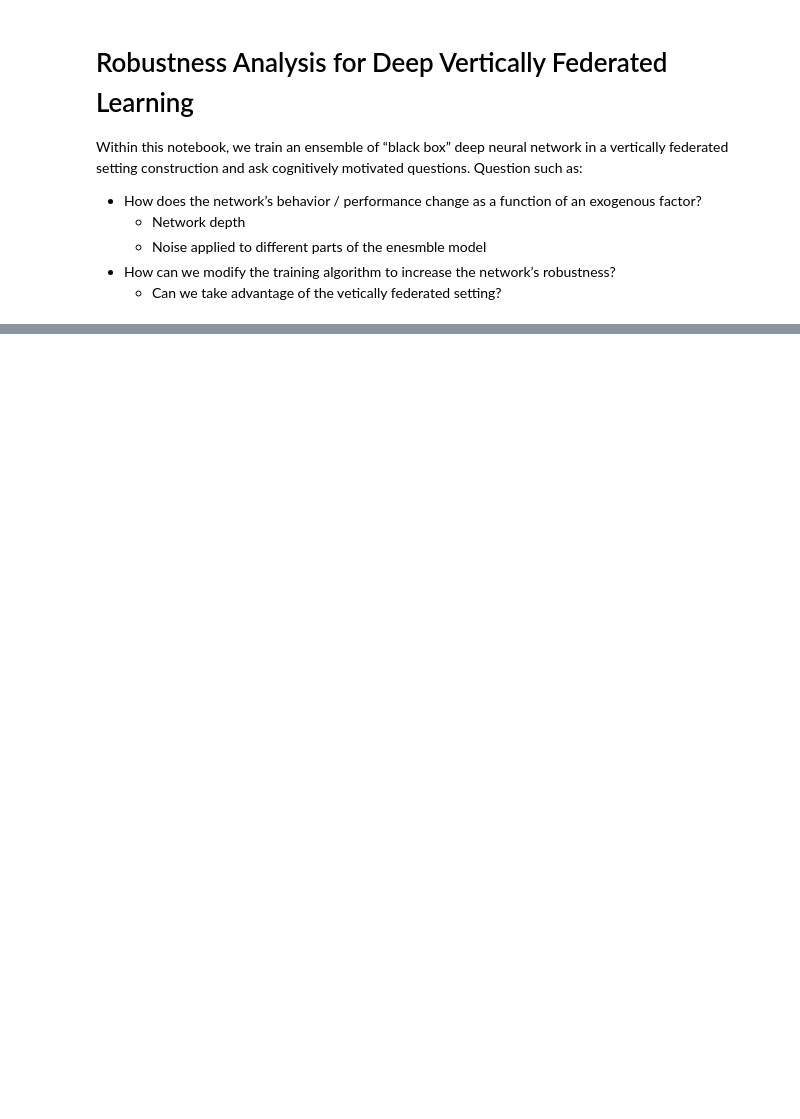
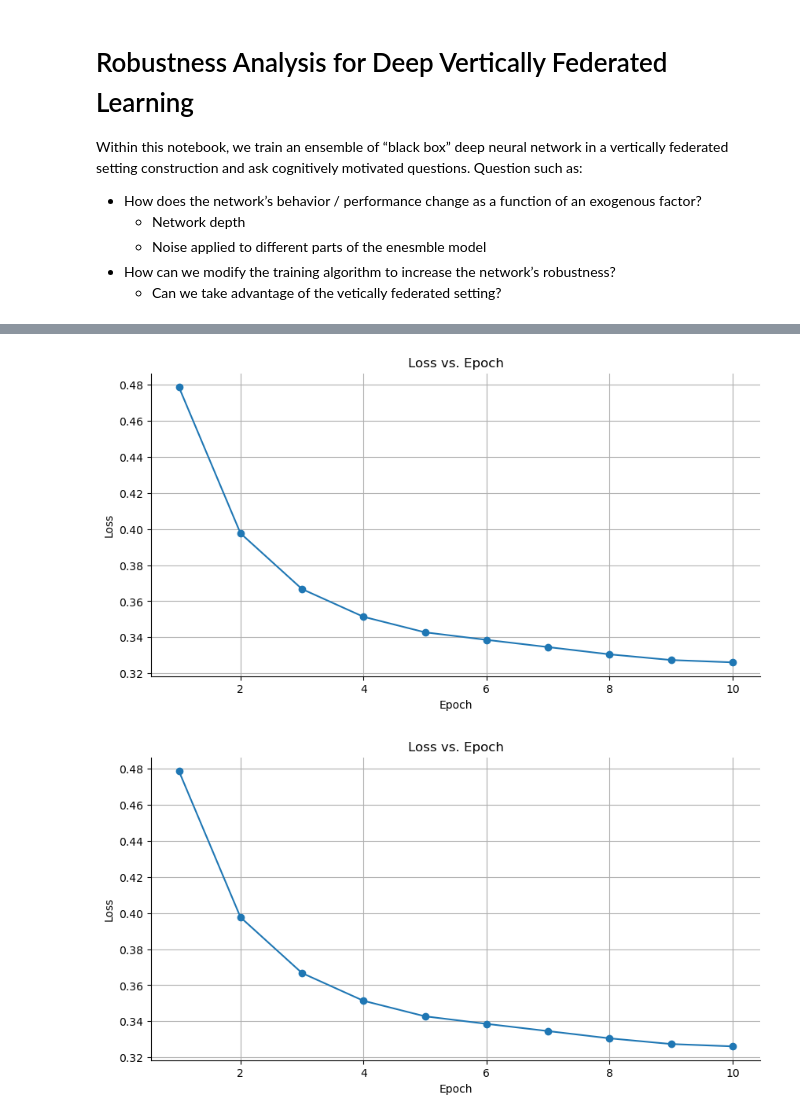
Before and after one commit to MattLMerritt/Cognative-Modeling-2024, a Jupyter notebook: matthews_project/vfl_robustness_analysis.ipynb, the cells around one changed output, grey strips where cells are left out. Saved outputs shown, nothing was run; the diff lists cells and outputs as text; code cells hidden in the pictures; blank space fills up the shorter version.

Commit message:
add loss and auprc graph funcs

```diff
--- a/matthews_project/vfl_robustness_analysis.ipynb
+++ b/matthews_project/vfl_robustness_analysis.ipynb
@@ -99,0 +111,5 @@ losses, epo, auprc_values = helper.trainEnsemble(**training_params)
+# %%
+helper.generateLossGraph(losses, epo)
+# %% [output]
+[figure, added]
+[figure, added]
```
Also changed, not shown: parts of 1 cell of this notebook, 1 other file.
